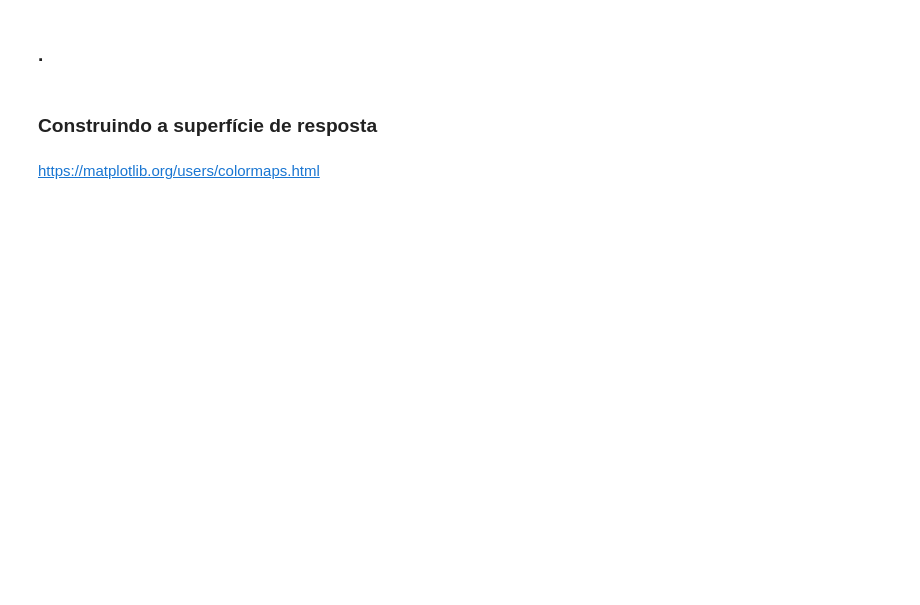
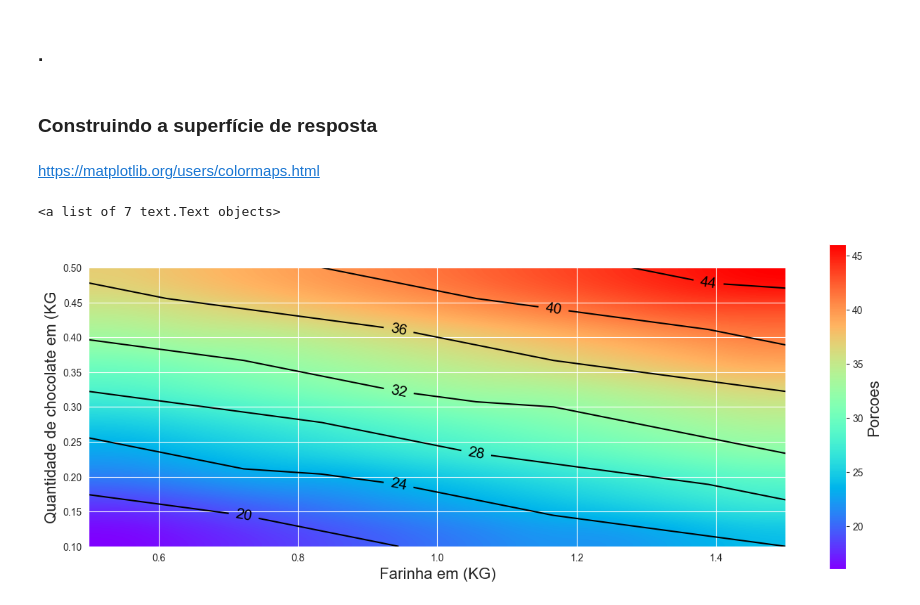
Before and after one commit to Gabriel07201/Alura, a Jupyter notebook: Data Science/Análise de experimentos/Planejamento_experimentos_aula.ipynb, the cells around one changed output. Drawn from its saved outputs; the diff is of its cells as text; code cells hidden in the pictures; blank space fills up the shorter version.

```diff
--- a/Data Science/Análise de experimentos/Planejamento_experimentos_aula.ipynb
+++ b/Data Science/Análise de experimentos/Planejamento_experimentos_aula.ipynb
@@ -358,3 +546,17 @@ Notes:
 ### .
 # %% [markdown]
 ### Definindo a função
+# %%
+def modelo_receita(x_farinha, x_chocolate):
+
+    # limite
+    limite_normalizado = [-1, 1]
+    limite_farinha = [0.5, 1.5]
+    limite_chocolate = [0.1, 0.5]
+
+    # converter
+    x_farinha_convertido = np.interp(x_farinha, limite_farinha, limite_normalizado)
+    x_chocolate_convertido = np.interp(x_chocolate, limite_chocolate, limite_normalizado)
+
+    porcoes = parametros['Intercept'] + parametros['Farinha']*x_farinha_convertido + parametros['Chocolate']*x_chocolate_convertido
+    return porcoes.round(0)
@@ -409,3 +615,6 @@ Notes:
 
 
 <p style='margin: 30px 30px;'>
+# %%
+x_farinha = np.linspace(start=0.5, stop=1.5, num=10)
+x_farinha
@@ -411,0 +624,3 @@ Notes:
+# %%
+x_chocolate = np.linspace(start=0.1, stop=0.5, num=10)
+x_chocolate
@@ -412,2 +630,10 @@ Notes:
 # %% [markdown]
 ### .
+# %%
+pontos = []
+
+for cont1 in x_farinha:
+    temp = []
+    for cont2 in x_chocolate:
+        temp.append(modelo_receita(cont1, cont2))
+    pontos.append(temp)
@@ -418,2 +659,20 @@ Notes:
 # %% [markdown]
 https://matplotlib.org/users/colormaps.html
+# %%
+# base
+plt.figure(figsize=(16,6))
+plt.xlabel('Farinha em (KG)', fontsize=16)
+plt.ylabel('Quantidade de chocolate em (KG', fontsize=16)
+
+# mapa de cores
+mapa_cor = plt.imshow(pontos, cmap=cm.rainbow, interpolation='quadric', extent=(0.5, 1.5, 0.1, 0.5), origin='lower')
+
+# barra de cor
+plt.colorbar().set_label('Porcoes', fontsize=16)
+
+# linha
+linhas = plt.contour(x_farinha, x_chocolate, pontos, colors='k', linewidth=1.5)
+plt.clabel(linhas, inline=True, fontsize=15, inline_spacing=10)
+# %% [output]
+<a list of 7 text.Text objects>
+[figure, added]
```
Also changed, not shown: parts of 42 cells of this notebook, 6 other files.
